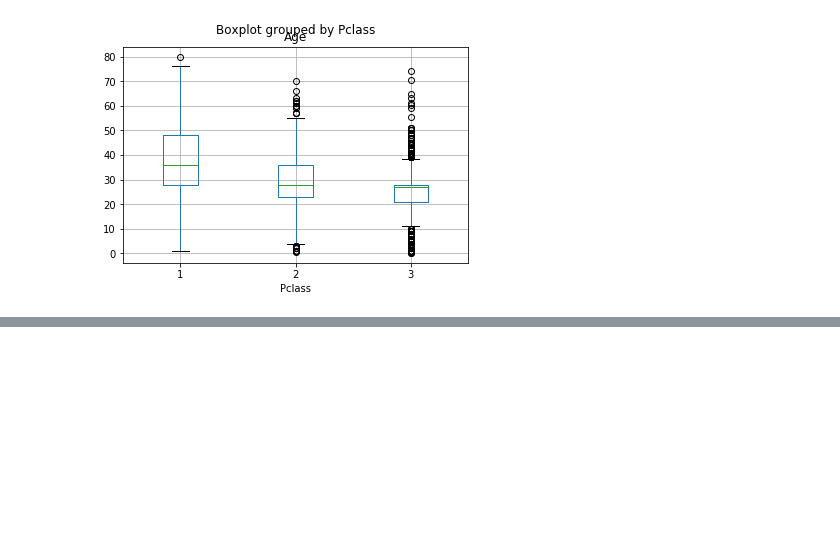
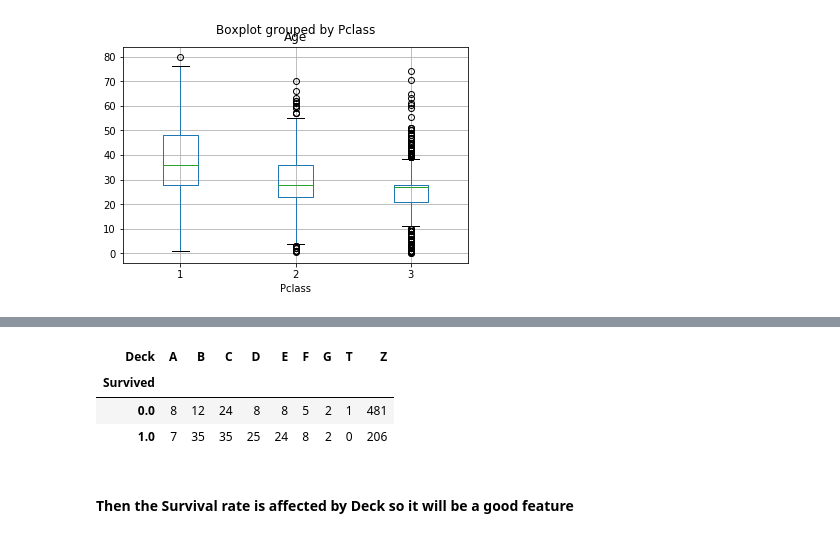
Before and after one commit to MaiNagdy/Machine-Learning, a Jupyter notebook: Codes/Titanic_2.ipynb, the cells around one changed output, grey strips where cells are left out. Drawn from its saved outputs; the diff is of its cells as text; code cells hidden in the pictures; blank space fills up the shorter version.

```diff
--- a/Codes/Titanic_2.ipynb
+++ b/Codes/Titanic_2.ipynb
@@ -375,0 +426,8 @@ df[df.Age.notnull()].boxplot('Age','Pclass')
+# %%
+def get_deck(cabin):
+    if pd.notnull(cabin):
+        return str(cabin)[0]
+    else:
+        return 'Z'
+# %%
+df['Deck']=df['Cabin'].map(lambda x:get_deck(x))
@@ -375,0 +467,9 @@ df[df.Age.notnull()].boxplot('Age','Pclass')
+# %%
+pd.crosstab(df.Survived,df.Deck)
+# %% [output]
+| Deck | A | B | C | D | E | F | G | T | Z |
+| Survived |  |  |  |  |  |  |  |  |  |
+| 0.0 | 8 | 12 | 24 | 8 | 8 | 5 | 2 | 1 | 481 |
+| 1.0 | 7 | 35 | 35 | 25 | 24 | 8 | 2 | 0 | 206 |
+# %% [markdown]
+#### Then the Survival rate is affected by Deck so it will be a good feature
```
Also changed, not shown: parts of 21 cells of this notebook.
